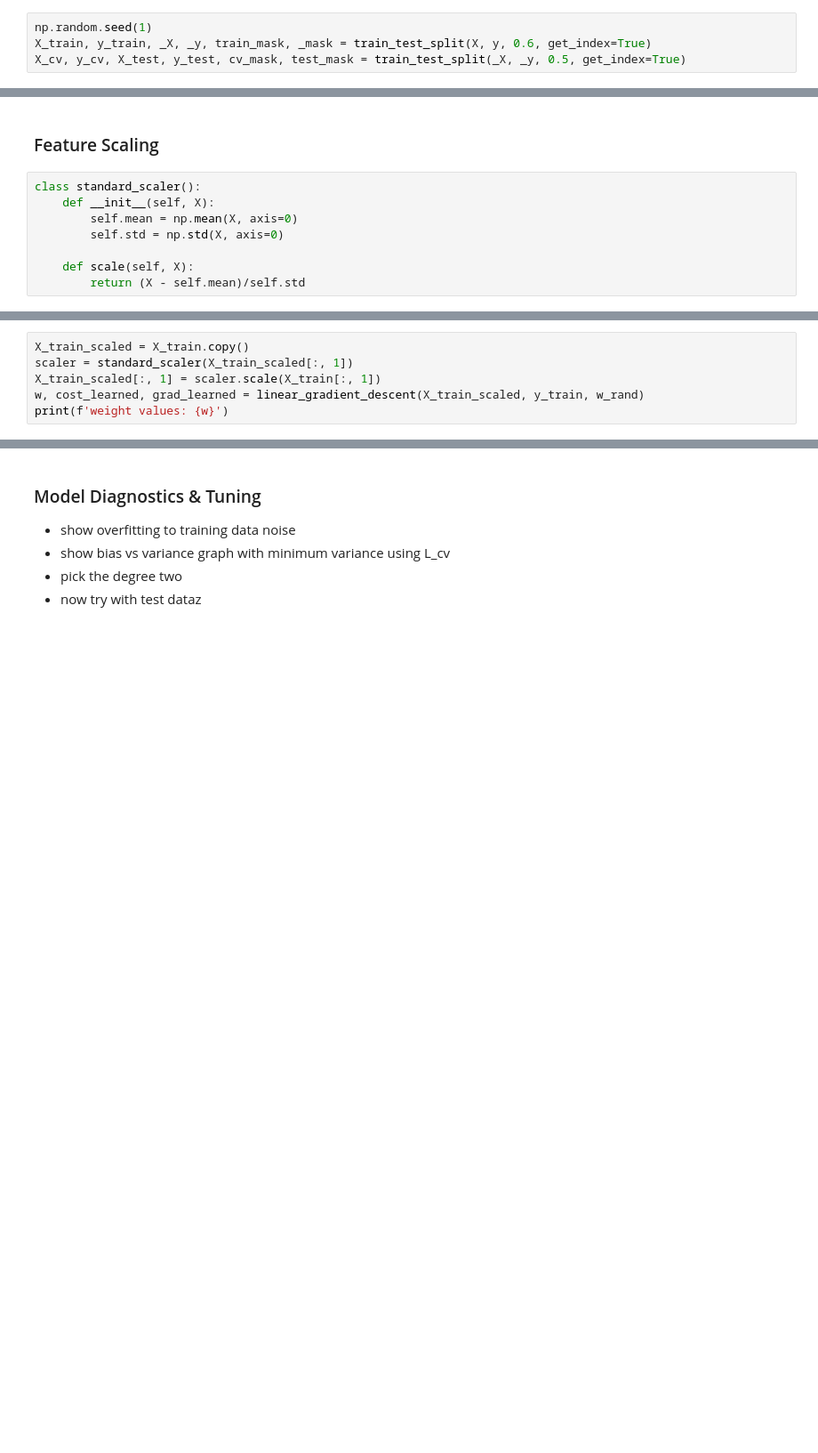
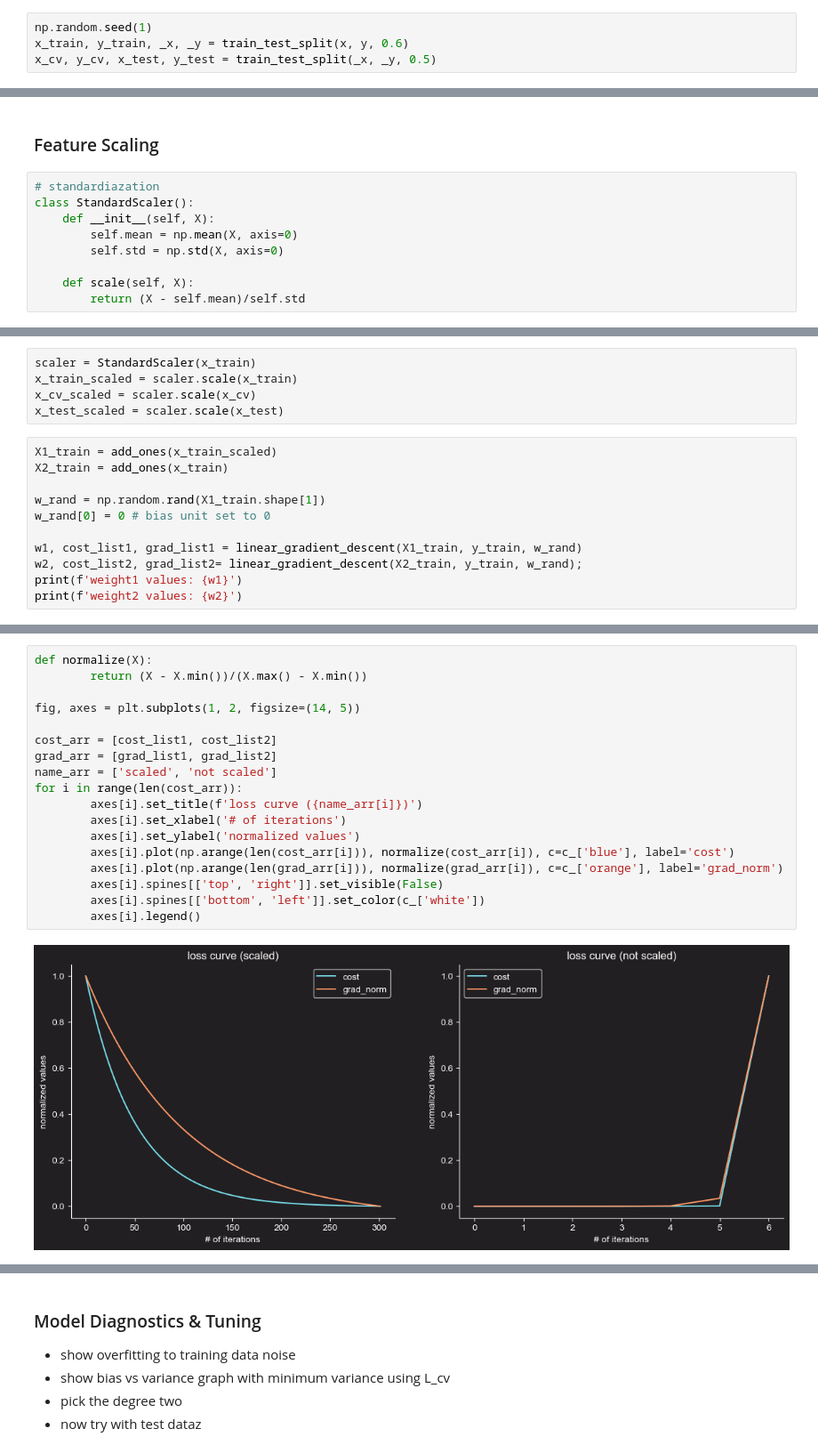
Before and after one commit to jakecreate/machine-learning-from-scratch, a Jupyter notebook: fundamentals_machine_learning.ipynb, the cells around one changed output, grey strips where cells are left out. Shown at 89% size. Cells and saved outputs as stored; diff of their text form; blank space fills up the shorter version.

```diff
--- a/fundamentals_machine_learning.ipynb
+++ b/fundamentals_machine_learning.ipynb
@@ -135,7 +137,7 @@ def train_test_split(X, y, p_train=0.6, get_index=False):
     return X[train_mask], y[train_mask], X[test_mask], y[test_mask]
 # %%
 np.random.seed(1)
-X_train, y_train, _X, _y, train_mask, _mask = train_test_split(X, y, 0.6, get_index=True)
-X_cv, y_cv, X_test, y_test, cv_mask, test_mask = train_test_split(_X, _y, 0.5, get_index=True)
+x_train, y_train, _x, _y = train_test_split(x, y, 0.6)
+x_cv, y_cv, x_test, y_test = train_test_split(_x, _y, 0.5)
 # %% [markdown]
 Now we have our have separated the dataset into
@@ -235,7 +239,8 @@ def linear_gradient_descent(X, y, w, eta=0.01, threshold=0.005, max_iter = 1000)
 # %% [markdown]
 ### Feature Scaling
 # %%
-class standard_scaler():
+# standardiazation
+class StandardScaler():
     def __init__(self, X):
         self.mean = np.mean(X, axis=0)
         self.std = np.std(X, axis=0)
@@ -245,7 +252,17 @@ class standard_scaler():
+# %%
+scaler = StandardScaler(x_train)
+x_train_scaled = scaler.scale(x_train)
+x_cv_scaled = scaler.scale(x_cv)
+x_test_scaled = scaler.scale(x_test)
 # %%
-X_train_scaled = X_train.copy()
-scaler = standard_scaler(X_train_scaled[:, 1])
-X_train_scaled[:, 1] = scaler.scale(X_train[:, 1])
-w, cost_learned, grad_learned = linear_gradient_descent(X_train_scaled, y_train, w_rand)
-print(f'weight values: {w}')
+X1_train = add_ones(x_train_scaled)
+X2_train = add_ones(x_train)
+
+w_rand = np.random.rand(X1_train.shape[1])
+w_rand[0] = 0 # bias unit set to 0
+
+w1, cost_list1, grad_list1 = linear_gradient_descent(X1_train, y_train, w_rand)
+w2, cost_list2, grad_list2= linear_gradient_descent(X2_train, y_train, w_rand);
+print(f'weight1 values: {w1}')
+print(f'weight2 values: {w2}')
 # %% [output]
@@ -286 +273,21 @@ plt.show()
+# %%
+def normalize(X):
+        return (X - X.min())/(X.max() - X.min())
+
+fig, axes = plt.subplots(1, 2, figsize=(14, 5))
+
+cost_arr = [cost_list1, cost_list2]
+grad_arr = [grad_list1, grad_list2]
+name_arr = ['scaled', 'not scaled']
+for i in range(len(cost_arr)):
+        axes[i].set_title(f'loss curve ({name_arr[i]})')
+        axes[i].set_xlabel('# of iterations')
+        axes[i].set_ylabel('normalized values')
+        axes[i].plot(np.arange(len(cost_arr[i])), normalize(cost_arr[i]), c=c_['blue'], label='cost')
+        axes[i].plot(np.arange(len(grad_arr[i])), normalize(grad_arr[i]), c=c_['orange'], label='grad_norm')
+        axes[i].spines[['top', 'right']].set_visible(False)
+        axes[i].spines[['bottom', 'left']].set_color(c_['white'])
+        axes[i].legend()
+# %% [output]
+[figure, added]
 # %%
```
Also changed, not shown: parts of 26 cells of this notebook.
